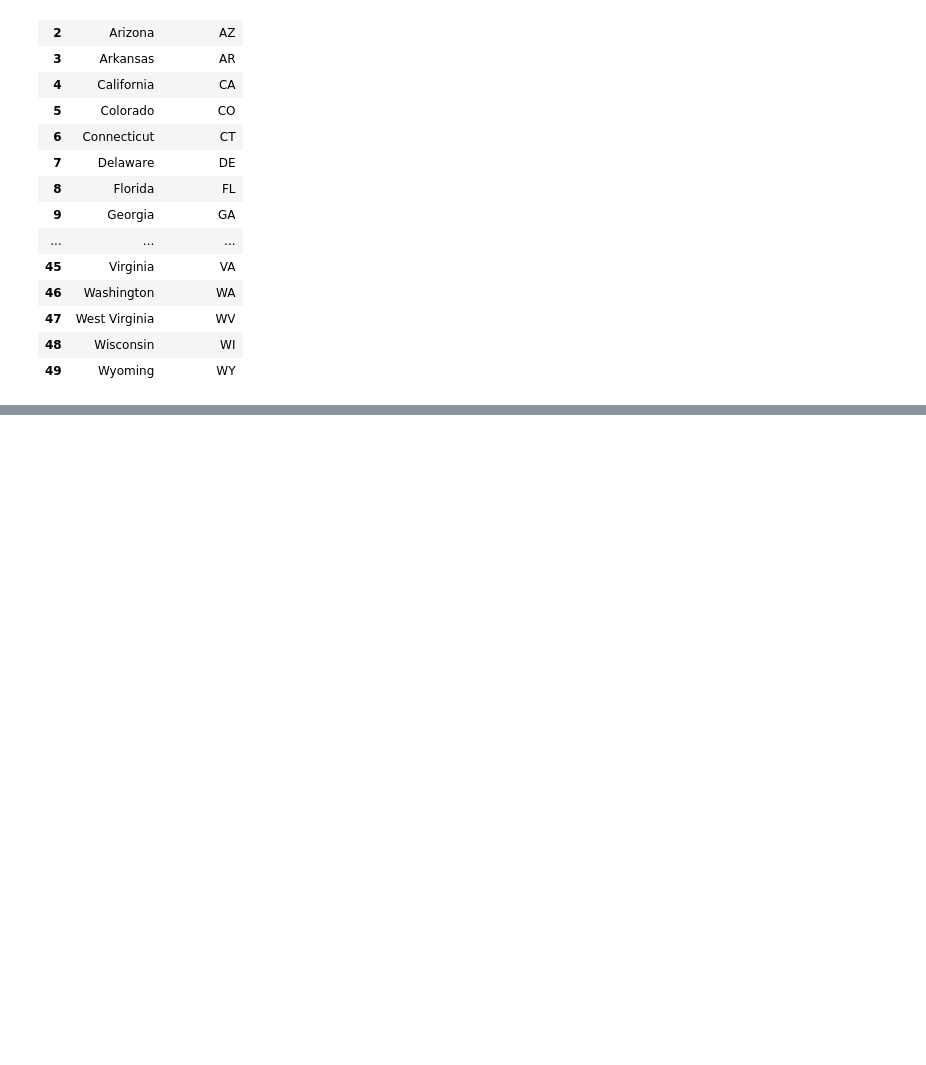
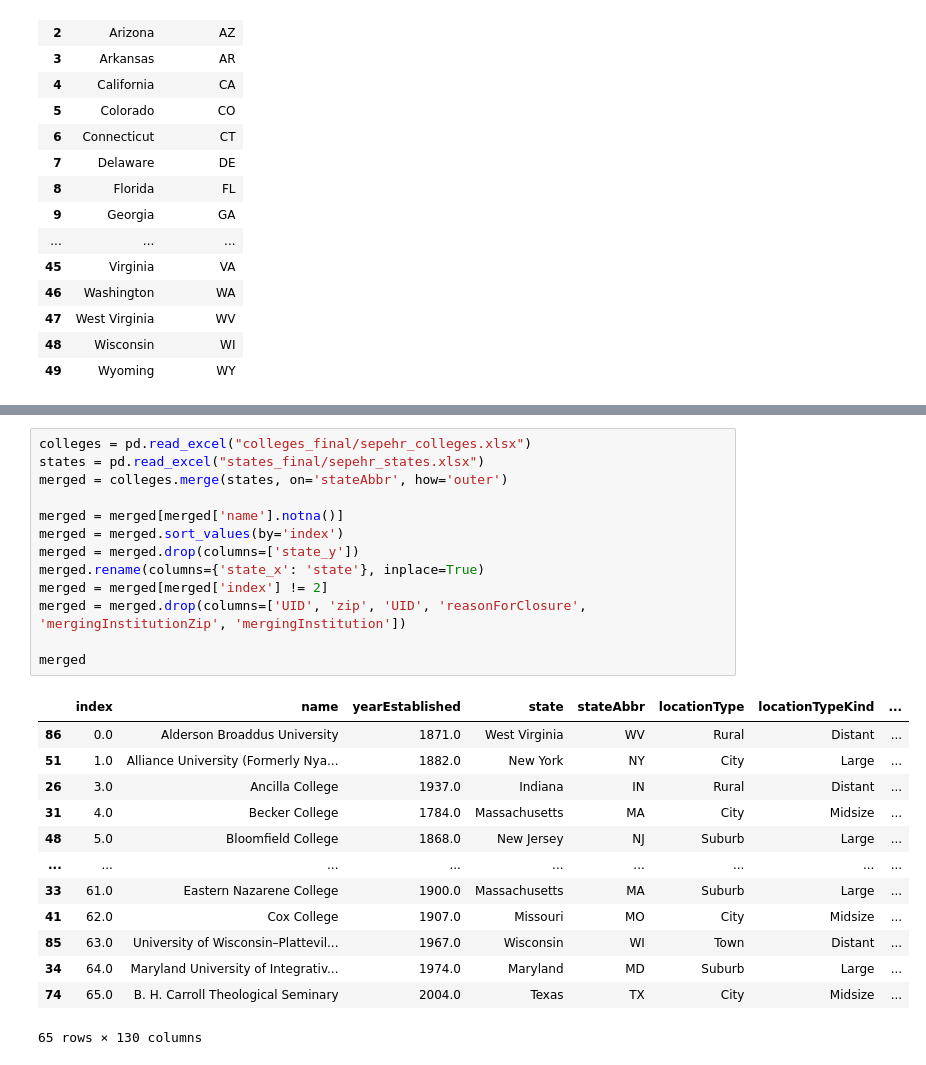
Before and after one commit to SepehrAkbari/enrollment-cliff, a Jupyter notebook: data/cleaner.ipynb, the cells around one changed output, grey strips where cells are left out. Cells and saved outputs as stored; diff of their text form; blank space fills up the shorter version.

```diff
--- a/data/cleaner.ipynb
+++ b/data/cleaner.ipynb
@@ -465,0 +688,27 @@ result
+# %%
+colleges = pd.read_excel("colleges_final/sepehr_colleges.xlsx")
+states = pd.read_excel("states_final/sepehr_states.xlsx")
+merged = colleges.merge(states, on='stateAbbr', how='outer')
+
+merged = merged[merged['name'].notna()]
+merged = merged.sort_values(by='index')
+merged = merged.drop(columns=['state_y'])
+merged.rename(columns={'state_x': 'state'}, inplace=True)
+merged = merged[merged['index'] != 2]
+merged = merged.drop(columns=['UID', 'zip', 'UID', 'reasonForClosure', 'mergingInstitutionZip', 'mergingInstitution'])
+
+merged
+# %% [output]
+|  | index | name | yearEstablished | state | stateAbbr | locationType | locationTypeKind | ... |
+| 86 | 0.0 | Alderson Broaddus University | 1871.0 | West Virginia | WV | Rural | Distant | ... |
+| 51 | 1.0 | Alliance University (Formerly Nya... | 1882.0 | New York | NY | City | Large | ... |
+| 26 | 3.0 | Ancilla College | 1937.0 | Indiana | IN | Rural | Distant | ... |
+| 31 | 4.0 | Becker College | 1784.0 | Massachusetts | MA | City | Midsize | ... |
+| 48 | 5.0 | Bloomfield College | 1868.0 | New Jersey | NJ | Suburb | Large | ... |
+| ... | ... | ... | ... | ... | ... | ... | ... | ... |
+| 33 | 61.0 | Eastern Nazarene College | 1900.0 | Massachusetts | MA | Suburb | Large | ... |
+| 41 | 62.0 | Cox College | 1907.0 | Missouri | MO | City | Midsize | ... |
+| 85 | 63.0 | University of Wisconsin–Plattevil... | 1967.0 | Wisconsin | WI | Town | Distant | ... |
+| 34 | 64.0 | Maryland University of Integrativ... | 1974.0 | Maryland | MD | Suburb | Large | ... |
+| 74 | 65.0 | B. H. Carroll Theological Seminary | 2004.0 | Texas | TX | City | Midsize | ... |
+65 rows × 130 columns
```
Also changed, not shown: parts of 14 cells of this notebook, 25 other files.
